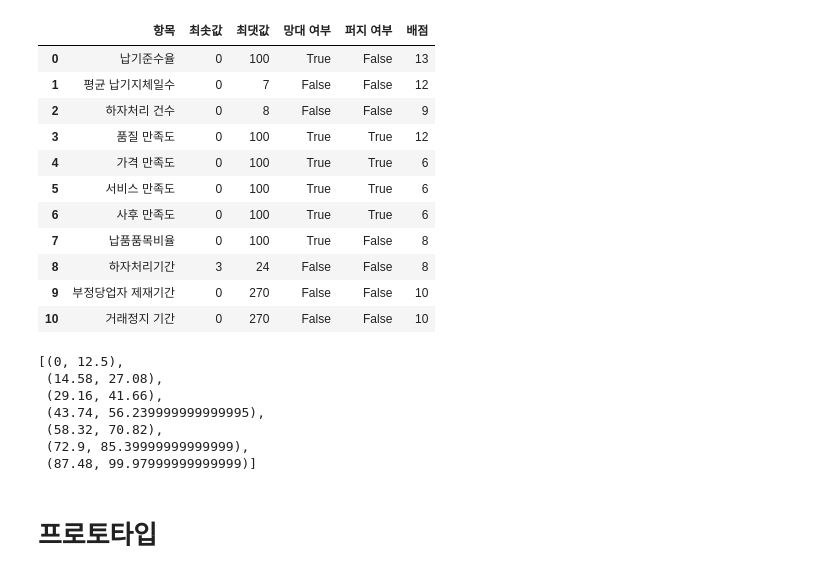
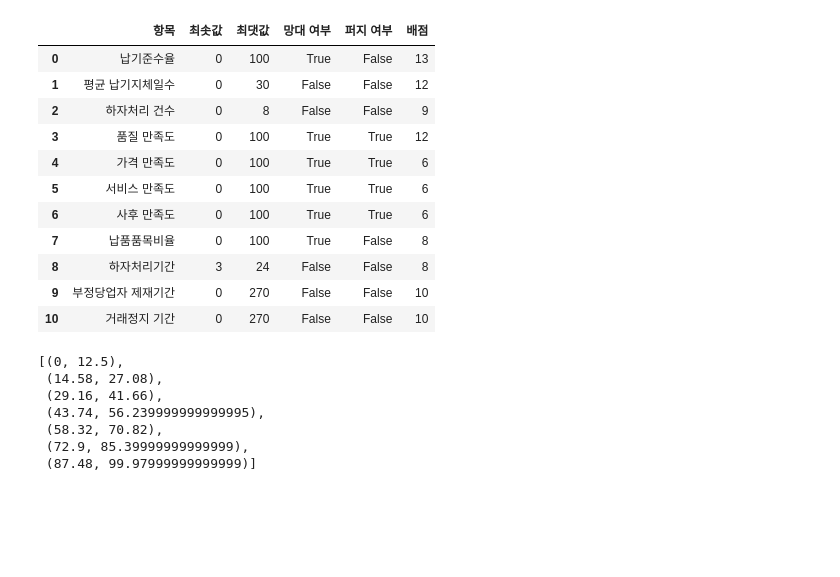
Before and after one commit to 98jaemin/procurement_contest, a Jupyter notebook: fuzzy_satisfication_model.ipynb, the cells around one changed output. Saved outputs shown, nothing was run; the diff lists cells and outputs as text; code cells hidden in the pictures; blank space fills up the shorter version.

```diff
--- a/fuzzy_satisfication_model.ipynb
+++ b/fuzzy_satisfication_model.ipynb
@@ -15,42 +16,31 @@ input_data.head()
 # %%
 # 평가항목 정보
-dline_rate = {'항목' : '납기준수율', '최솟값' : 0, '최댓값' : 100,
-                           '망대 여부' : True, '퍼지 여부' : False, '배점' : 13}
-dline_delay = {'항목' : '평균 납기지체일수', '최솟값' : 0, '최댓값' : 7,
-                    '망대 여부' : False, '퍼지 여부' : False, '배점' : 12}
-flaw = {'항목' : '하자처리 건수', '최솟값' : 0, '최댓값' : 8,
-             '망대 여부' : False, '퍼지 여부' : False, '배점' : 9}
-quality = {'항목' : '품질 만족도', '최솟값' : 0, '최댓값' : 100,
-                '망대 여부' : True, '퍼지 여부' : True, '배점' : 12}
-price = {'항목' : '가격 만족도', '최솟값' : 0, '최댓값' : 100,
-              '망대 여부' : True, '퍼지 여부' : True, '배점' : 6}
-service = {'항목' : '서비스 만족도', '최솟값' : 0, '최댓값' : 100,
-                '망대 여부' : True, '퍼지 여부' : True, '배점' : 6}
-post = {'항목' : '사후 만족도', '최솟값' : 0, '최댓값' : 100,
-             '망대 여부' : True, '퍼지 여부' : True, '배점' : 6}
-item_rate = {'항목' : '납품품목비율', '최솟값' : 0, '최댓값' : 100,
-                  '망대 여부' : True, '퍼지 여부' : False, '배점' : 8}
-as_period = {'항목' : '하자처리기간', '최솟값' : 3, '최댓값' : 24,
-                  '망대 여부' : False, '퍼지 여부' : False, '배점' : 8}
-fraud_penalty  = {'항목' : '부정당업자 제재기간', '최솟값' : 0, '최댓값' : 270,
-                       '망대 여부' : False, '퍼지 여부' : False, '배점' : 10}
-trade_penalty  = {'항목' : '거래정지 기간', '최솟값' : 0, '최댓값' : 270,
-                       '망대 여부' : False, '퍼지 여부' : False, '배점' : 10}
+dline_rate = {'항목' : '납기준수율', '최솟값' : 0, '최댓값' : 100, '망대 여부' : True, '퍼지 여부' : False, '배점' : 13}
+dline_delay = {'항목' : '평균 납기지체일수', '최솟값' : 0, '최댓값' : 30, '망대 여부' : False, '퍼지 여부' : False, '배점' : 12}
+flaw = {'항목' : '하자처리 건수', '최솟값' : 0, '최댓값' : 8, '망대 여부' : False, '퍼지 여부' : False, '배점' : 9}
+quality = {'항목' : '품질 만족도', '최솟값' : 0, '최댓값' : 100, '망대 여부' : True, '퍼지 여부' : True, '배점' : 12}
+price = {'항목' : '가격 만족도', '최솟값' : 0, '최댓값' : 100, '망대 여부' : True, '퍼지 여부' : True, '배점' : 6}
+service = {'항목' : '서비스 만족도', '최솟값' : 0, '최댓값' : 100, '망대 여부' : True, '퍼지 여부' : True, '배점' : 6}
+post = {'항목' : '사후 만족도', '최솟값' : 0, '최댓값' : 100, '망대 여부' : True, '퍼지 여부' : True, '배점' : 6}
+item_rate = {'항목' : '납품품목비율', '최솟값' : 0, '최댓값' : 100, '망대 여부' : True, '퍼지 여부' : False, '배점' : 8}
+as_period = {'항목' : '하자처리기간', '최솟값' : 3, '최댓값' : 24, '망대 여부' : False, '퍼지 여부' : False, '배점' : 8}
+fraud_penalty  = {'항목' : '부정당업자 제재기간', '최솟값' : 0, '최댓값' : 270, '망대 여부' : False, '퍼지 여부' : False, '배점' : 10}
+trade_penalty  = {'항목' : '거래정지 기간', '최솟값' : 0, '최댓값' : 270, '망대 여부' : False, '퍼지 여부' : False, '배점' : 10}
+
+pd.DataFrame([dline_rate, dline_delay, flaw, quality, price, service, post, item_rate, as_period, fraud_penalty, trade_penalty])
+# %% [output]
+|  | 항목 | 최솟값 | 최댓값 | 망대 여부 | 퍼지 여부 | 배점 |
+| 0 | 납기준수율 | 0 | 100 | True | False | 13 |
+| 1 | 평균 납기지체일수 | 0 | 30 | False | False | 12 |
+| 2 | 하자처리 건수 | 0 | 8 | False | False | 9 |
+| 3 | 품질 만족도 | 0 | 100 | True | True | 12 |
+| 4 | 가격 만족도 | 0 | 100 | True | True | 6 |
+| 5 | 서비스 만족도 | 0 | 100 | True | True | 6 |
+| 6 | 사후 만족도 | 0 | 100 | True | True | 6 |
+| 7 | 납품품목비율 | 0 | 100 | True | False | 8 |
+| 8 | 하자처리기간 | 3 | 24 | False | False | 8 |
+| 9 | 부정당업자 제재기간 | 0 | 270 | False | False | 10 |
+| 10 | 거래정지 기간 | 0 | 270 | False | False | 10 |
-# %%
-pd.DataFrame([dline_rate, dline_delay, flaw, quality, price, service, post, item_rate, as_period, fraud_penalty, trade_penalty])
-# %% [output]
-|  | 항목 | 최솟값 | 최댓값 | 망대 여부 | 퍼지 여부 | 배점 |
-| 0 | 납기준수율 | 0 | 100 | True | False | 13 |
-| 1 | 평균 납기지체일수 | 0 | 7 | False | False | 12 |
-| 2 | 하자처리 건수 | 0 | 8 | False | False | 9 |
-| 3 | 품질 만족도 | 0 | 100 | True | True | 12 |
-| 4 | 가격 만족도 | 0 | 100 | True | True | 6 |
-| 5 | 서비스 만족도 | 0 | 100 | True | True | 6 |
-| 6 | 사후 만족도 | 0 | 100 | True | True | 6 |
-| 7 | 납품품목비율 | 0 | 100 | True | False | 8 |
-| 8 | 하자처리기간 | 3 | 24 | False | False | 8 |
-| 9 | 부정당업자 제재기간 | 0 | 270 | False | False | 10 |
-| 10 | 거래정지 기간 | 0 | 270 | False | False | 10 |
 # %%
 # 사다리꼴 퍼지수 구간
 pts_list = []
@@ -69,5 +59,3 @@ pts_list
  (58.32, 70.82),
  (72.9, 85.39999999999999),
  (87.48, 99.97999999999999)]
-# %% [markdown]
-# 프로토타입
```
Also changed, not shown: parts of 15 cells of this notebook.
